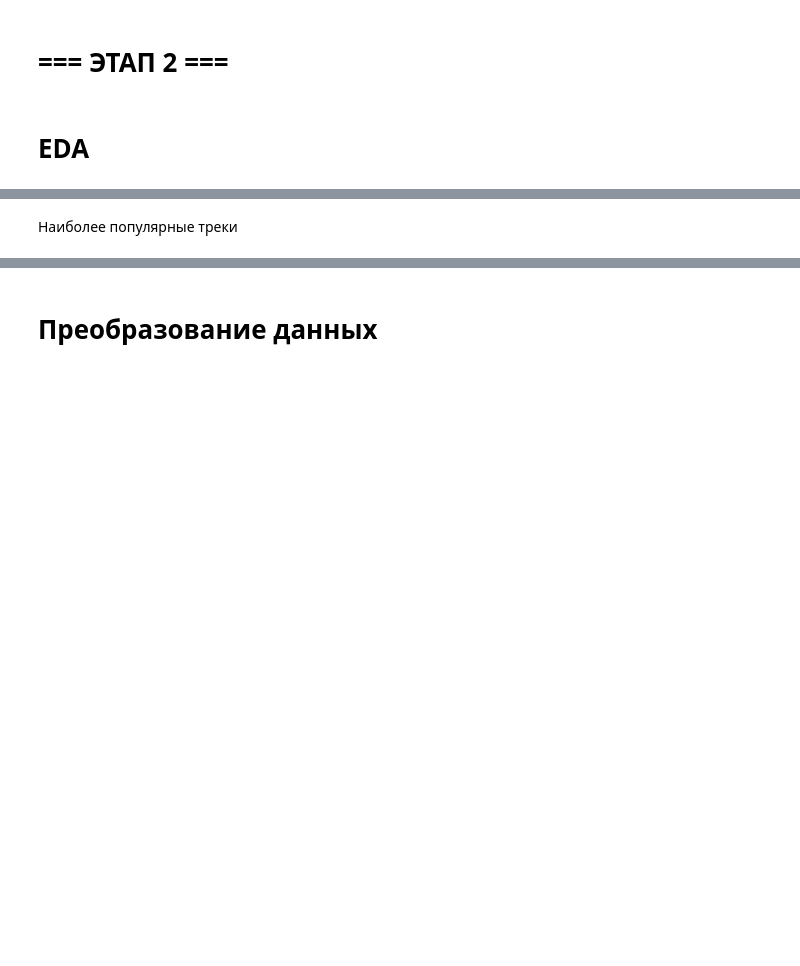
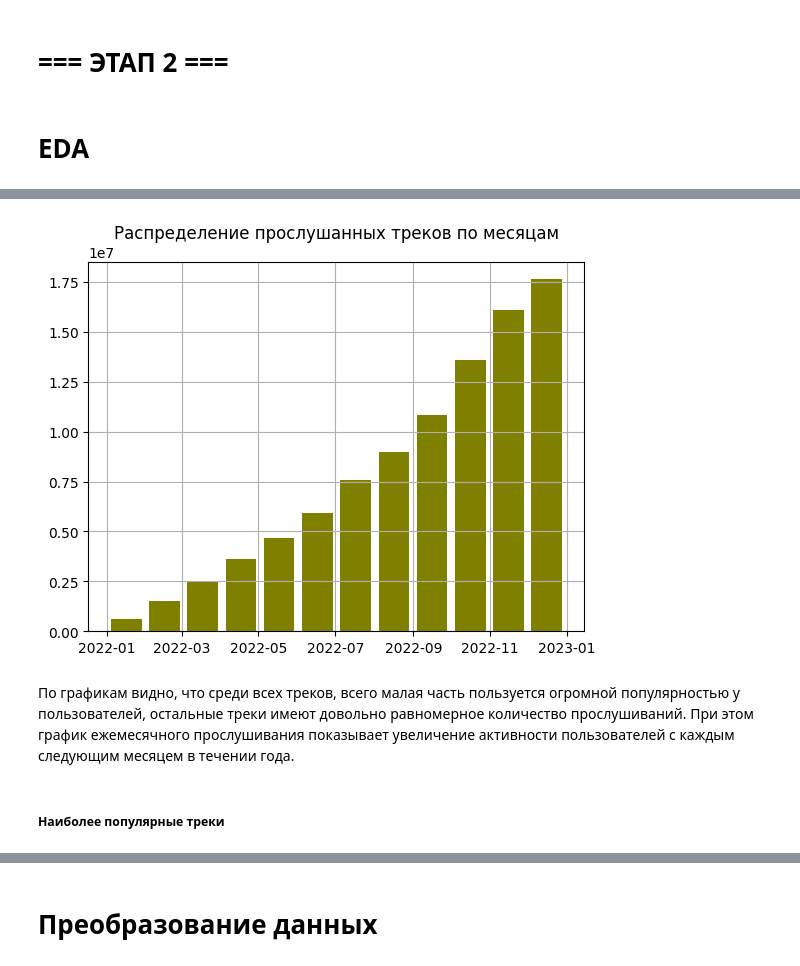
Before and after one commit to yandex-praktikum/mle-project-sprint-4-v001, a Jupyter notebook: recommendations.ipynb, the cells around one changed output, grey strips where cells are left out. Drawn from its saved outputs; the diff is of its cells as text; code cells hidden in the pictures; blank space fills up the shorter version.

```diff
--- a/recommendations.ipynb
+++ b/recommendations.ipynb
@@ -30,2 +327,11 @@
+# %%
+events.started_at.hist(bins=12, color="olive", rwidth=0.8)
+plt.title("Распределение прослушанных треков по месяцам")
+plt.show()
+# %% [output]
+[figure, added]
+# %% [markdown]
+По графикам видно, что среди всех треков, всего малая часть пользуется огромной популярностью у пользователей, остальные треки имеют довольно равномерное количество прослушиваний.
+При этом график ежемесячного прослушивания показывает увеличение активности пользователей с каждым следующим месяцем в течении года.
 # %% [markdown]
-Наиболее популярные треки
+##### Наиболее популярные треки
```
Also changed, not shown: parts of 192 cells of this notebook.
